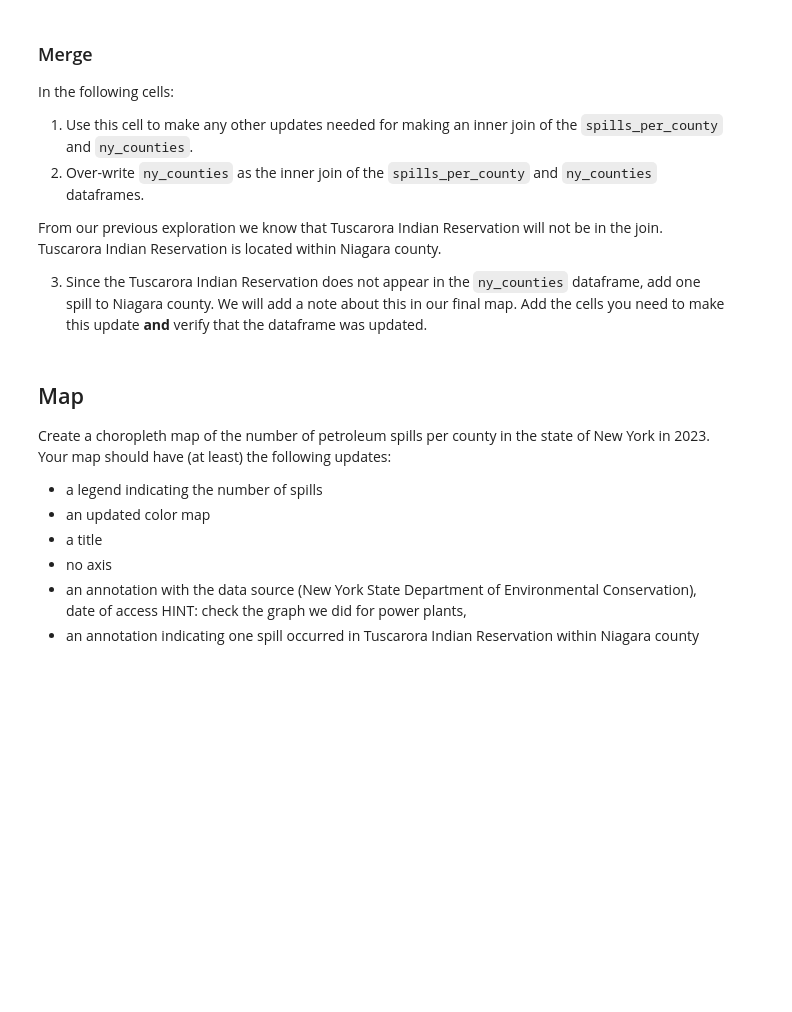
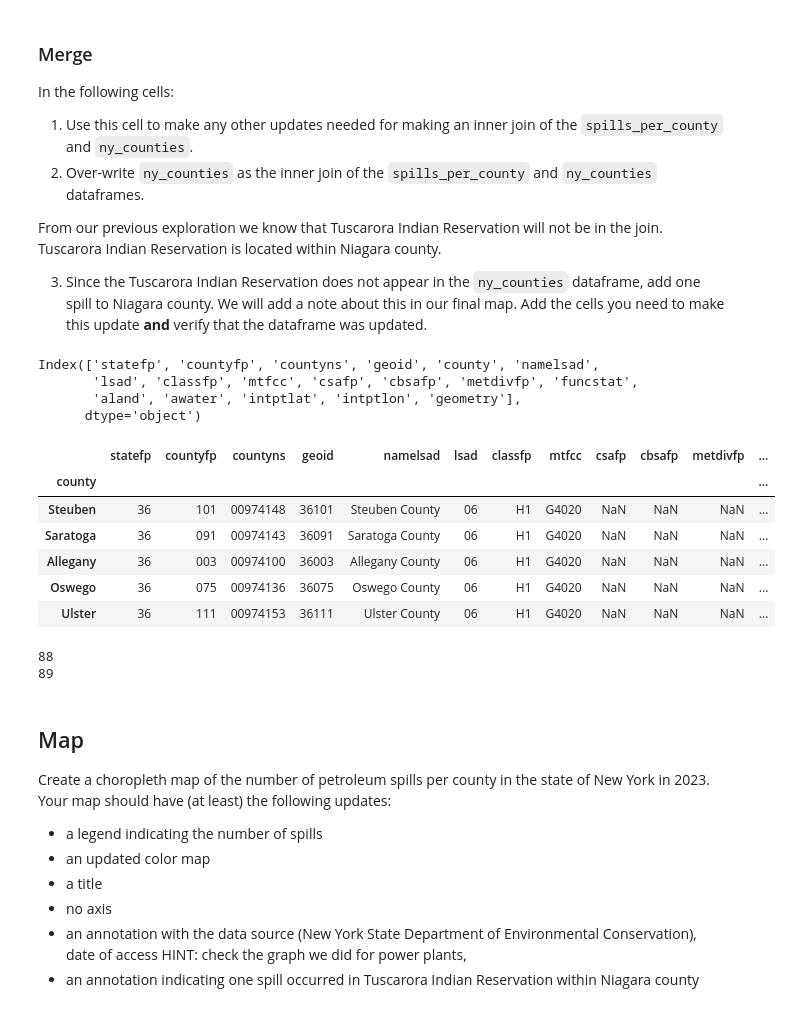
Before and after one commit to shmuir/eds-220-assignment-3, a Jupyter notebook: hwk3-task1-spills.ipynb, the cells around one changed output. Cells and saved outputs as stored; diff of their text form; code cells hidden in the pictures; blank space fills up the shorter version.

```diff
--- a/hwk3-task1-spills.ipynb
+++ b/hwk3-task1-spills.ipynb
@@ -210,0 +403,3 @@ st_lawrence_index
+# %%
+# 4.
+spills_per_county.at[st_lawrence_index,'county'] = "St. Lawrence"
@@ -227,3 +421,37 @@ From our previous exploration we know that Tuscarora Indian Reservation will not
+# %%
+# 1.
+ny_counties = ny_counties.rename(columns = {'name':'county'})
+print(ny_counties.columns)
+# %% [output]
+Index(['statefp', 'countyfp', 'countyns', 'geoid', 'county', 'namelsad',
+       'lsad', 'classfp', 'mtfcc', 'csafp', 'cbsafp', 'metdivfp', 'funcstat',
+       'aland', 'awater', 'intptlat', 'intptlon', 'geometry'],
+      dtype='object')
+# %%
+# 2.
+ny_counties = pd.merge(ny_counties,
+                       spills_per_county,
+                       how='inner',
+                       on='county').set_index('county')
+
+ny_counties.head()
+# %% [output]
+|  | statefp | countyfp | countyns | geoid | namelsad | lsad | classfp | mtfcc | csafp | cbsafp | metdivfp | ... |
+| county |  |  |  |  |  |  |  |  |  |  |  | ... |
+| Steuben | 36 | 101 | 00974148 | 36101 | Steuben County | 06 | H1 | G4020 | NaN | NaN | NaN | ... |
+| Saratoga | 36 | 091 | 00974143 | 36091 | Saratoga County | 06 | H1 | G4020 | NaN | NaN | NaN | ... |
+| Allegany | 36 | 003 | 00974100 | 36003 | Allegany County | 06 | H1 | G4020 | NaN | NaN | NaN | ... |
+| Oswego | 36 | 075 | 00974136 | 36075 | Oswego County | 06 | H1 | G4020 | NaN | NaN | NaN | ... |
+| Ulster | 36 | 111 | 00974153 | 36111 | Ulster County | 06 | H1 | G4020 | NaN | NaN | NaN | ... |
+# %%
+print(ny_counties.at['Niagara', 'n_spills'])
+
+ny_counties.at['Niagara', 'n_spills'] += 1
+
+print(ny_counties.at['Niagara', 'n_spills'])
+# %% [output]
+88
+89
 # %% [markdown]
 ## Map
 Create a choropleth map of the number of petroleum spills per county in the state of New York in 2023.
```
Also changed, not shown: parts of 43 cells of this notebook.
